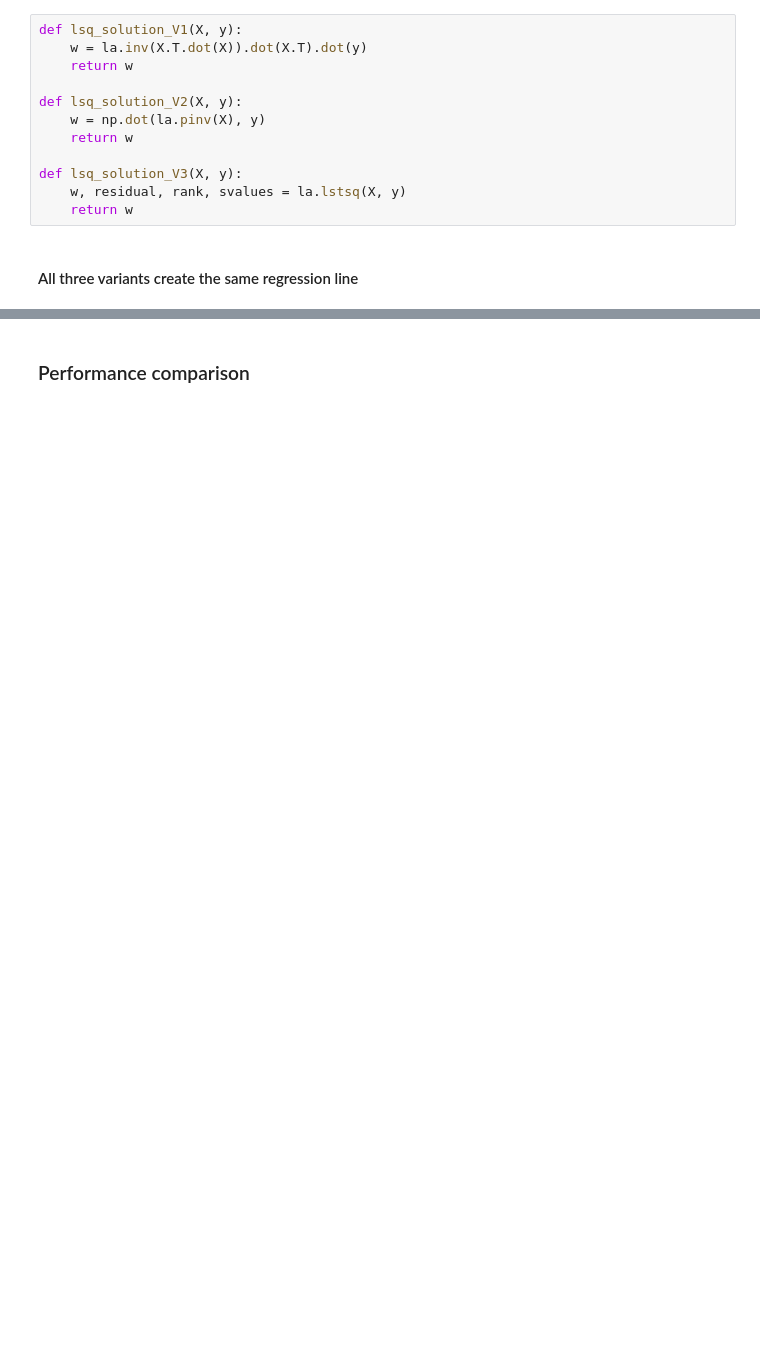
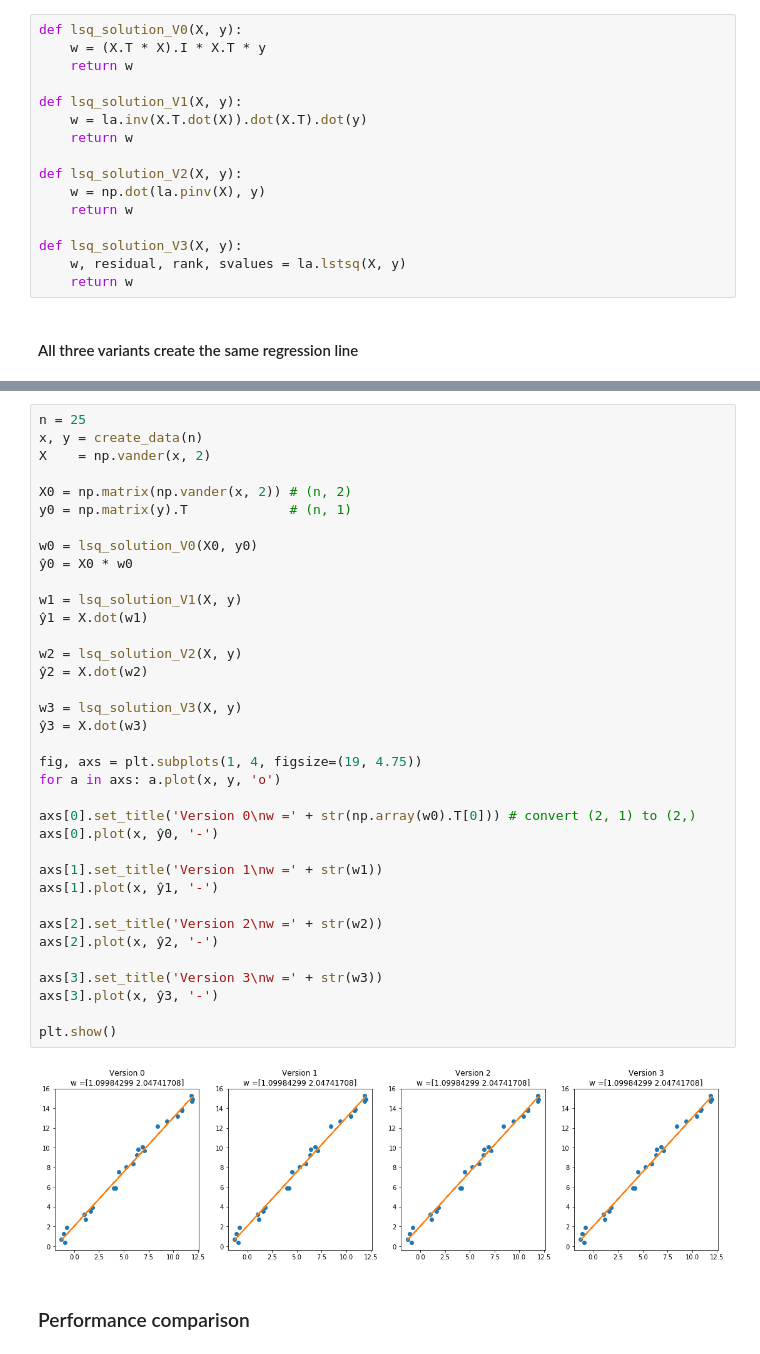
Before and after one commit to p3ml/recipes, a Jupyter notebook: Ordinary Least Squares Optimization.ipynb, the cells around one changed output, grey strips where cells are left out. Saved outputs shown, nothing was run; the diff lists cells and outputs as text; blank space fills up the shorter version.

Commit message:
Add a matrix version V0 and use unicode variable

```diff
--- a/Ordinary Least Squares Optimization.ipynb
+++ b/Ordinary Least Squares Optimization.ipynb
@@ -84,6 +88,10 @@ print(data_matrix_V3(x))
 # %% [markdown]
 ### Solving Least Squares for Linear Regression
 # %%
+def lsq_solution_V0(X, y):
+    w = (X.T * X).I * X.T * y
+    return w
+
 def lsq_solution_V1(X, y):
     w = la.inv(X.T.dot(X)).dot(X.T).dot(y)
     return w
@@ -137,3 +108,41 @@ Version 3, w = [1.09637614 2.06329648]
+# %%
+n = 25
+x, y = create_data(n)
+X    = np.vander(x, 2)
+
+X0 = np.matrix(np.vander(x, 2)) # (n, 2)
+y0 = np.matrix(y).T             # (n, 1)
+
+w0 = lsq_solution_V0(X0, y0)
+ŷ0 = X0 * w0
+
+w1 = lsq_solution_V1(X, y)
+ŷ1 = X.dot(w1)
+
+w2 = lsq_solution_V2(X, y)
+ŷ2 = X.dot(w2)
+
+w3 = lsq_solution_V3(X, y)
+ŷ3 = X.dot(w3)
+
+fig, axs = plt.subplots(1, 4, figsize=(19, 4.75))
+for a in axs: a.plot(x, y, 'o')
+
+axs[0].set_title('Version 0\nw =' + str(np.array(w0).T[0])) # convert (2, 1) to (2,)
+axs[0].plot(x, ŷ0, '-')
+
+axs[1].set_title('Version 1\nw =' + str(w1))
+axs[1].plot(x, ŷ1, '-')
+
+axs[2].set_title('Version 2\nw =' + str(w2))
+axs[2].plot(x, ŷ2, '-')
+
+axs[3].set_title('Version 3\nw =' + str(w3))
+axs[3].plot(x, ŷ3, '-')
+
+plt.show()
+# %% [output]
+[figure, added]
 # %% [markdown]
 ### Performance comparison
 # %%
```
Also changed, not shown: parts of 6 cells of this notebook.
